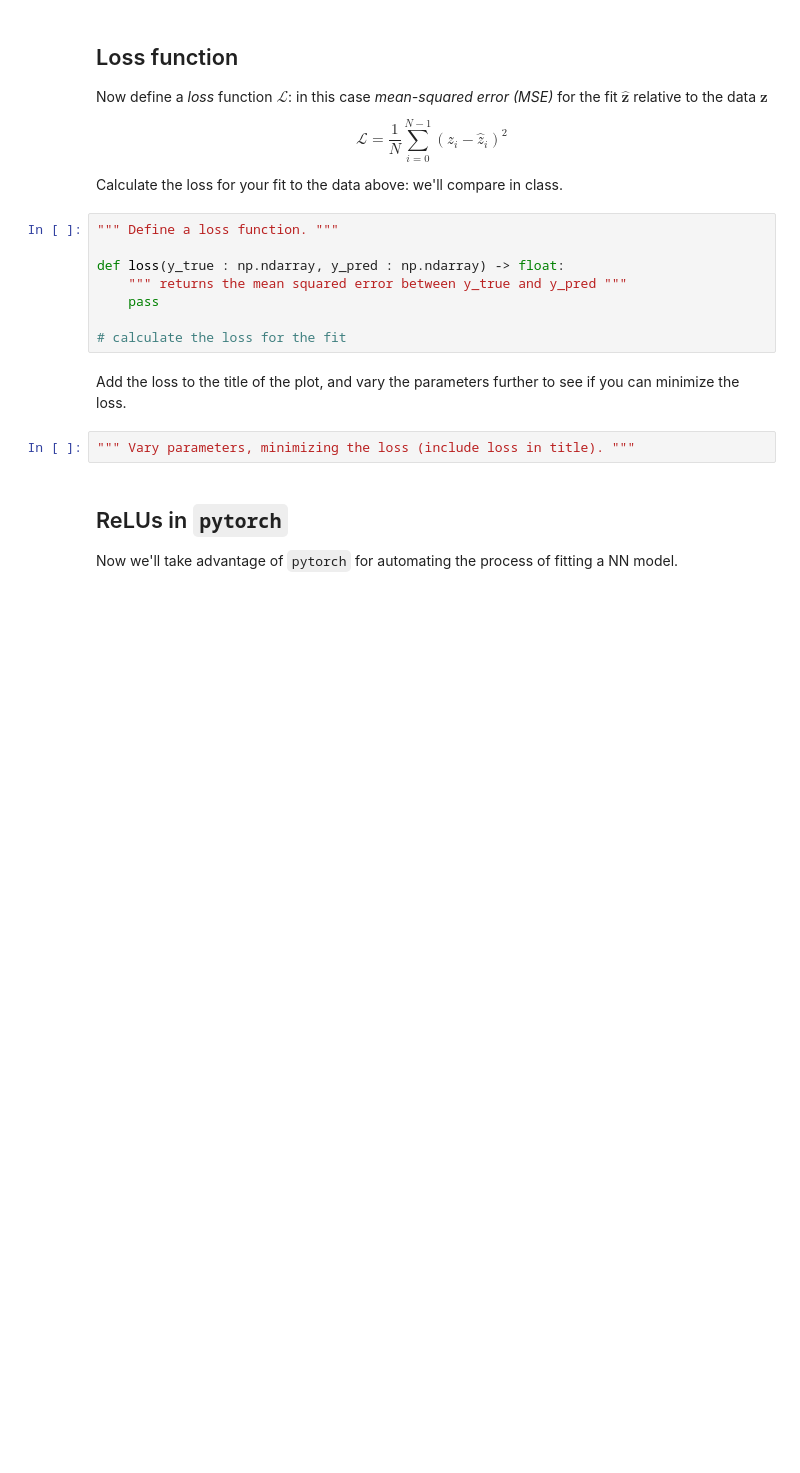
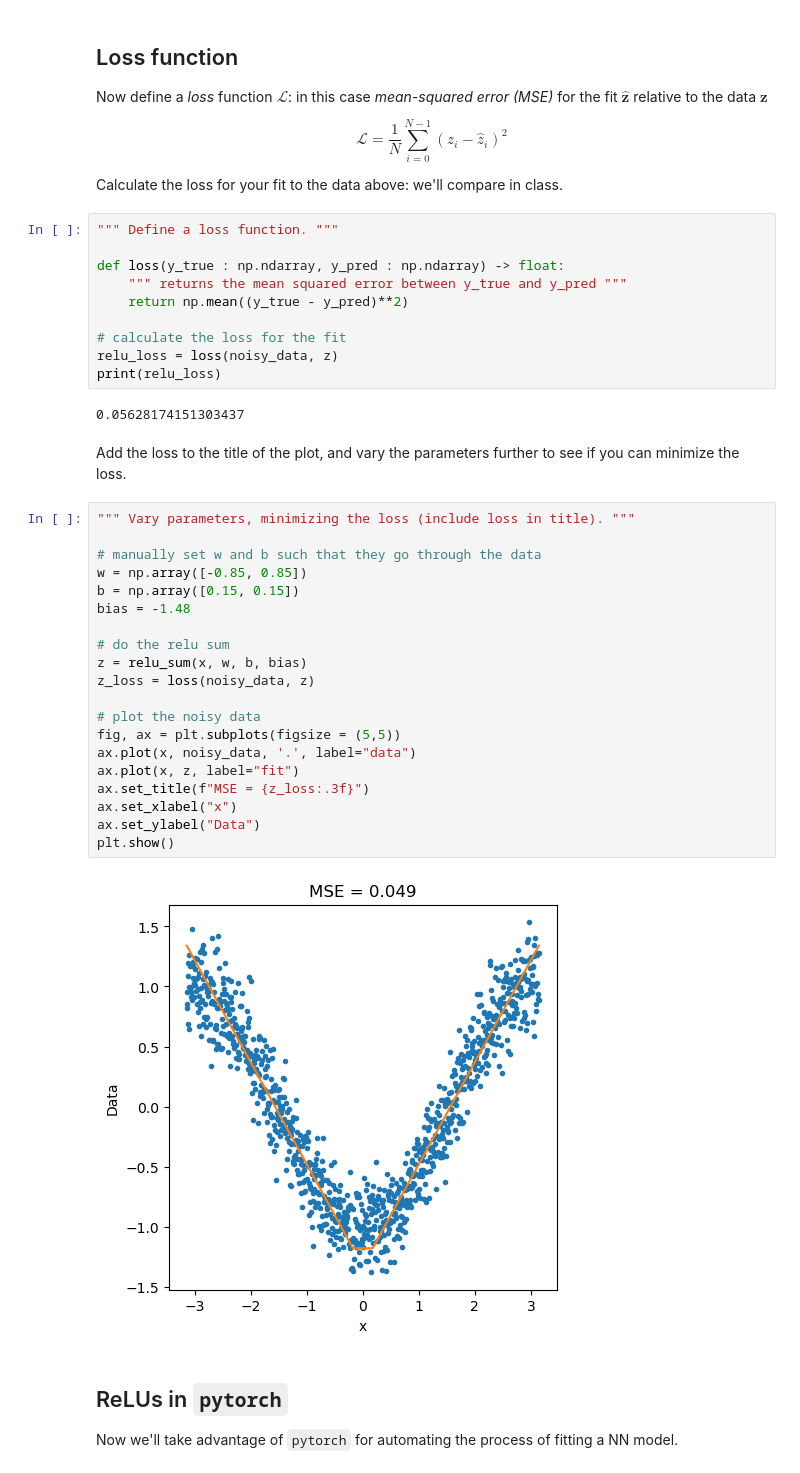
Before and after one commit to taobrienlbl/advanced_earth_science_data_analysis, a Jupyter notebook: lessons/07_machine_learning_intro/in_class_solutions/07_workalong01_machine_learning_basics.ipynb, the cells around one changed output. Cells and saved outputs as stored; diff of their text form; blank space fills up the shorter version.

```diff
--- a/lessons/07_machine_learning_intro/in_class_solutions/07_workalong01_machine_learning_basics.ipynb
+++ b/lessons/07_machine_learning_intro/in_class_solutions/07_workalong01_machine_learning_basics.ipynb
@@ -115,13 +115,37 @@ Calculate the loss for your fit to the data above: we'll compare in class.
 
 def loss(y_true : np.ndarray, y_pred : np.ndarray) -> float:
     """ returns the mean squared error between y_true and y_pred """
-    pass
+    return np.mean((y_true - y_pred)**2)
 
 # calculate the loss for the fit
+relu_loss = loss(noisy_data, z)
+print(relu_loss)
+# %% [output]
+0.05628174151303437
 # %% [markdown]
 Add the loss to the title of the plot, and vary the parameters further to see if you can minimize the loss.
-# %%
-""" Vary parameters, minimizing the loss (include loss in title). """
+# %%
+""" Vary parameters, minimizing the loss (include loss in title). """
+
+# manually set w and b such that they go through the data
+w = np.array([-0.85, 0.85])
+b = np.array([0.15, 0.15])
+bias = -1.48
+
+# do the relu sum
+z = relu_sum(x, w, b, bias)
+z_loss = loss(noisy_data, z)
+
+# plot the noisy data
+fig, ax = plt.subplots(figsize = (5,5))
+ax.plot(x, noisy_data, '.', label="data")
+ax.plot(x, z, label="fit")
+ax.set_title(f"MSE = {z_loss:.3f}")
+ax.set_xlabel("x")
+ax.set_ylabel("Data")
+plt.show()
+# %% [output]
+[figure, added]
 # %% [markdown]
 ## ReLUs in `pytorch`
 
```
Also changed, not shown: parts of 11 cells of this notebook, 1 other file.
